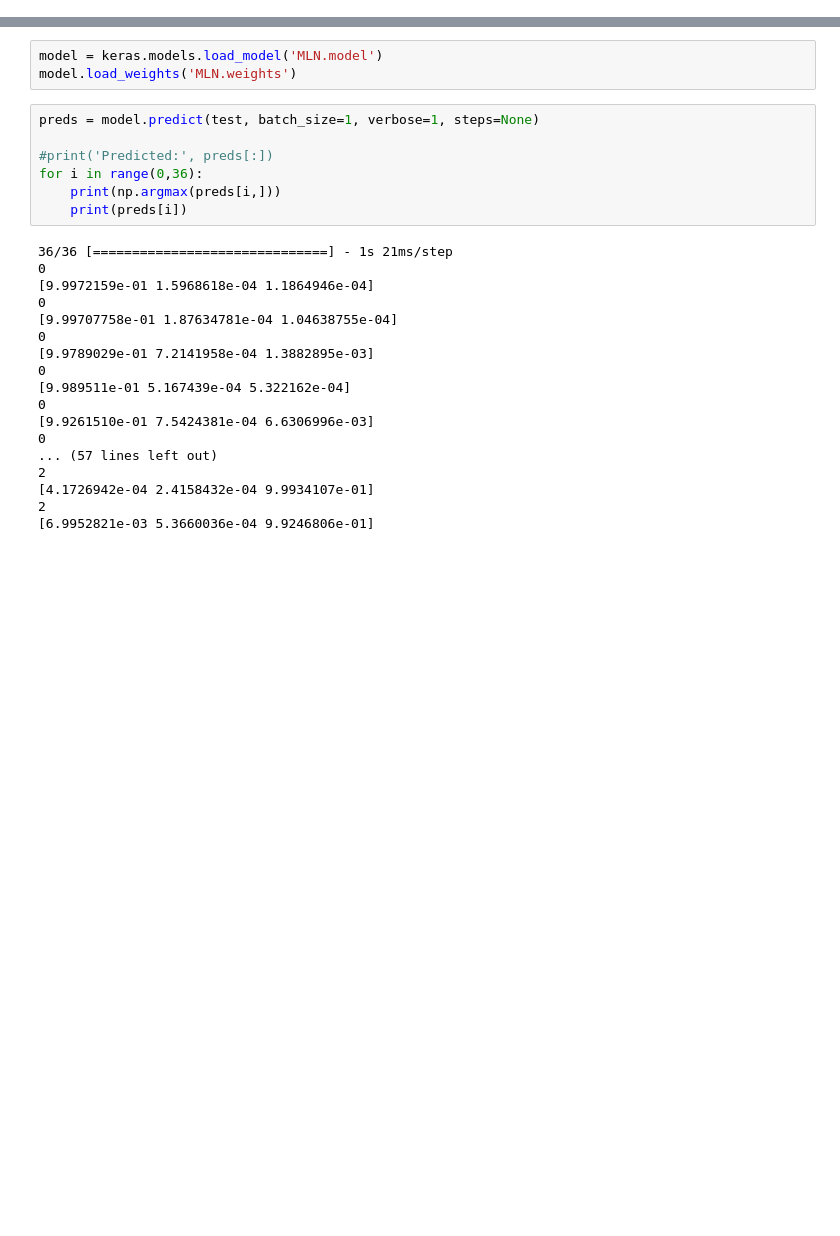
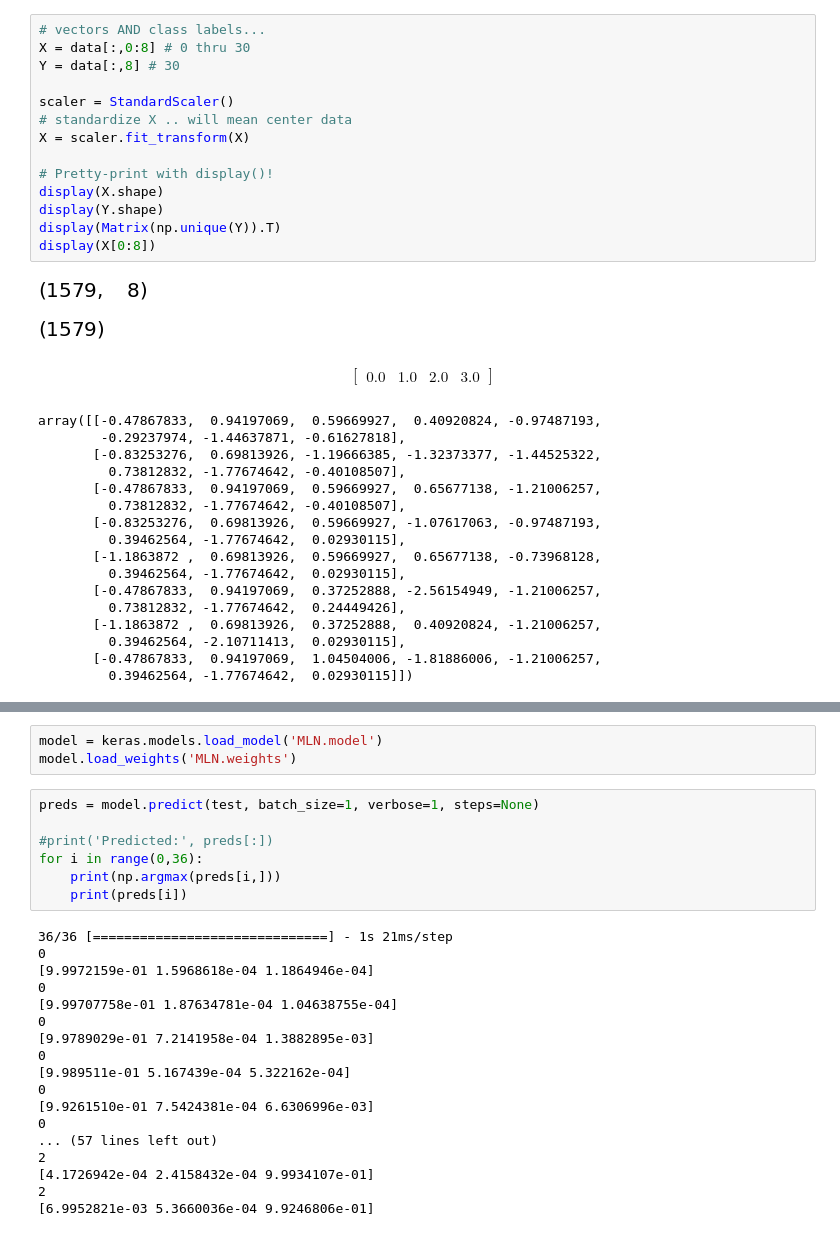
Before and after one commit to holypolarpanda7/S19-team2-project, a Jupyter notebook: demo_net.ipynb, the cells around one changed output, grey strips where cells are left out. Cells and saved outputs as stored; diff of their text form; blank space fills up the shorter version.

```diff
--- a/demo_net.ipynb
+++ b/demo_net.ipynb
@@ -8,0 +90,34 @@ Using TensorFlow backend.
+# %%
+# vectors AND class labels...
+X = data[:,0:8] # 0 thru 30
+Y = data[:,8] # 30
+
+scaler = StandardScaler()
+# standardize X .. will mean center data
+X = scaler.fit_transform(X)
+
+# Pretty-print with display()!
+display(X.shape)
+display(Y.shape)
+display(Matrix(np.unique(Y)).T)
+display(X[0:8])
+# %% [output]
+[figure, added]
+[figure, added]
+$$\left[\begin{matrix}0.0 & 1.0 & 2.0 & 3.0\end{matrix}\right]$$
+array([[-0.47867833,  0.94197069,  0.59669927,  0.40920824, -0.97487193,
+        -0.29237974, -1.44637871, -0.61627818],
+       [-0.83253276,  0.69813926, -1.19666385, -1.32373377, -1.44525322,
+         0.73812832, -1.77674642, -0.40108507],
+       [-0.47867833,  0.94197069,  0.59669927,  0.65677138, -1.21006257,
+         0.73812832, -1.77674642, -0.40108507],
+       [-0.83253276,  0.69813926,  0.59669927, -1.07617063, -0.97487193,
+         0.39462564, -1.77674642,  0.02930115],
+       [-1.1863872 ,  0.69813926,  0.59669927,  0.65677138, -0.73968128,
+         0.39462564, -1.77674642,  0.02930115],
+       [-0.47867833,  0.94197069,  0.37252888, -2.56154949, -1.21006257,
+         0.73812832, -1.77674642,  0.24449426],
+       [-1.1863872 ,  0.69813926,  0.37252888,  0.40920824, -1.21006257,
+         0.39462564, -2.10711413,  0.02930115],
+       [-0.47867833,  0.94197069,  1.04504006, -1.81886006, -1.21006257,
+         0.39462564, -1.77674642,  0.02930115]])
```
Also changed, not shown: parts of 13 cells of this notebook.
